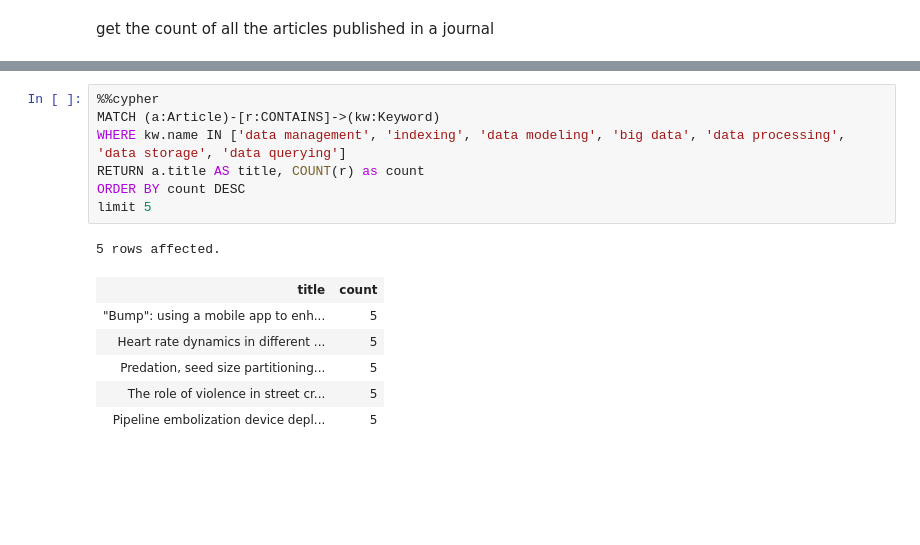
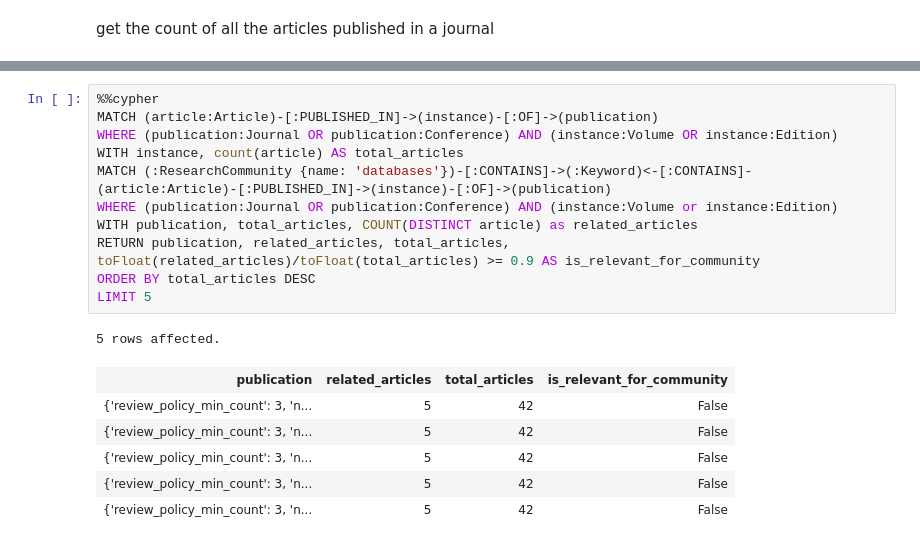
Before and after one commit to diegoquintanav/od-lab-1, a Jupyter notebook: notebooks/4-part-d.ipynb, the cells around one changed output, grey strips where cells are left out. Cells and saved outputs as stored; diff of their text form; blank space fills up the shorter version.

Commit message:
bump part D, up to part 3

```diff
--- a/notebooks/4-part-d.ipynb
+++ b/notebooks/4-part-d.ipynb
@@ -203,15 +252,19 @@ limit 5
-# %%
-%%cypher
-MATCH (a:Article)-[r:CONTAINS]->(kw:Keyword)
-WHERE kw.name IN ['data management', 'indexing', 'data modeling', 'big data', 'data processing', 'data storage', 'data querying']
-RETURN a.title AS title, COUNT(r) as count
-ORDER BY count DESC
-limit 5
-# %% [output]
-5 rows affected.
-| title | count |
-| "Bump": using a mobile app to enh... | 5 |
-| Heart rate dynamics in different ... | 5 |
-| Predation, seed size partitioning... | 5 |
-| The role of violence in street cr... | 5 |
-| Pipeline embolization device depl... | 5 |
+# %%
+%%cypher
+MATCH (article:Article)-[:PUBLISHED_IN]->(instance)-[:OF]->(publication)
+WHERE (publication:Journal OR publication:Conference) AND (instance:Volume OR instance:Edition)
+WITH instance, count(article) AS total_articles
+MATCH (:ResearchCommunity {name: 'databases'})-[:CONTAINS]->(:Keyword)<-[:CONTAINS]-(article:Article)-[:PUBLISHED_IN]->(instance)-[:OF]->(publication)
+WHERE (publication:Journal OR publication:Conference) AND (instance:Volume or instance:Edition)
+WITH publication, total_articles, COUNT(DISTINCT article) as related_articles
+RETURN publication, related_articles, total_articles, toFloat(related_articles)/toFloat(total_articles) >= 0.9 AS is_relevant_for_community
+ORDER BY total_articles DESC
+LIMIT 5
+# %% [output]
+5 rows affected.
+| publication | related_articles | total_articles | is_relevant_for_community |
+| {'review_policy_min_count': 3, 'n... | 5 | 42 | False |
+| {'review_policy_min_count': 3, 'n... | 5 | 42 | False |
+| {'review_policy_min_count': 3, 'n... | 5 | 42 | False |
+| {'review_policy_min_count': 3, 'n... | 5 | 42 | False |
+| {'review_policy_min_count': 3, 'n... | 5 | 42 | False |
```
Also changed, not shown: parts of 24 cells of this notebook.
